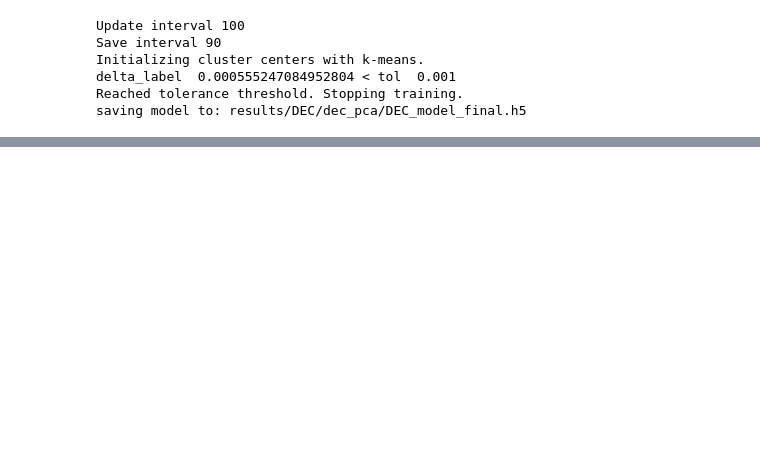
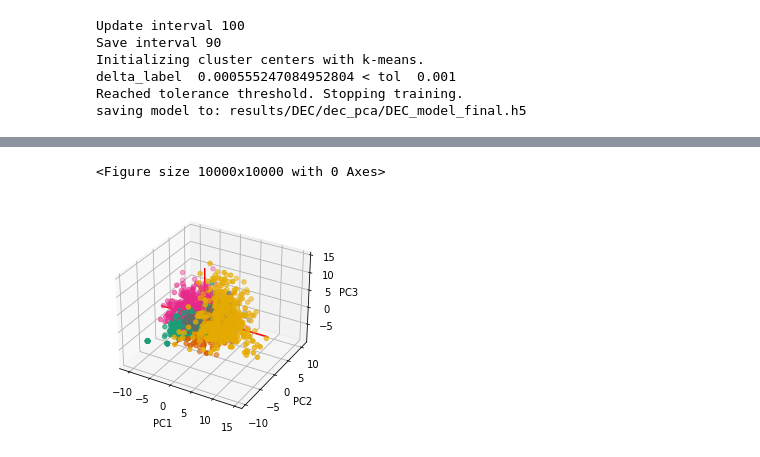
Before and after one commit to susieavagyan/capstone-cancer-subtyping, a Jupyter notebook: DEC.ipynb, the cells around one changed output, grey strips where cells are left out. Drawn from its saved outputs; the diff is of its cells as text; code cells hidden in the pictures; blank space fills up the shorter version.

```diff
--- a/DEC.ipynb
+++ b/DEC.ipynb
@@ -412,7 +408,7 @@ print(davies_bouldin_score(data,y_pred))
 PCA
 # %%
 from sklearn.decomposition import PCA
-pca = PCA(2)
+pca = PCA(3)
 
 #Transform the data
 df_pca = pca.fit_transform(data)
@@ -496,3 +455,0 @@ warnings.filterwarnings('ignore')
-# %%
-preds = pd.read_csv("./results/DEC/dec_cluster_assignments_5.csv")
-y_pred = preds.cluster
@@ -976,0 +482,26 @@ Name: 3, dtype: object
+# %%
+plt.figure(figsize=(100, 100), dpi=100)
+# Store results of PCA in a data frame
+result=pd.DataFrame(df_pca, columns=['PCA%i' % i for i in range(3)])
+my_color=y_pred
+# Plot initialisation
+fig = plt.figure()
+ax = fig.add_subplot(111, projection='3d')
+ax.scatter(result['PCA0'], result['PCA1'], result['PCA2'], c=my_color, cmap = "Dark2_r")
+
+# make simple, bare axis lines through space:
+xAxisLine = ((min(result['PCA0']), max(result['PCA0'])), (0, 0), (0,0))
+ax.plot(xAxisLine[0], xAxisLine[1], xAxisLine[2], 'r')
+yAxisLine = ((0, 0), (min(result['PCA1']), max(result['PCA1'])), (0,0))
+ax.plot(yAxisLine[0], yAxisLine[1], yAxisLine[2], 'r')
+zAxisLine = ((0, 0), (0,0), (min(result['PCA2']), max(result['PCA2'])))
+ax.plot(zAxisLine[0], zAxisLine[1], zAxisLine[2], 'r')
+
+# label the axes
+ax.set_xlabel("PC1")
+ax.set_ylabel("PC2")
+ax.set_zlabel("PC3")
+plt.show()
+# %% [output]
+<Figure size 10000x10000 with 0 Axes>
+[figure, added]
```
Also changed, not shown: parts of 48 cells of this notebook, 1 other file.
